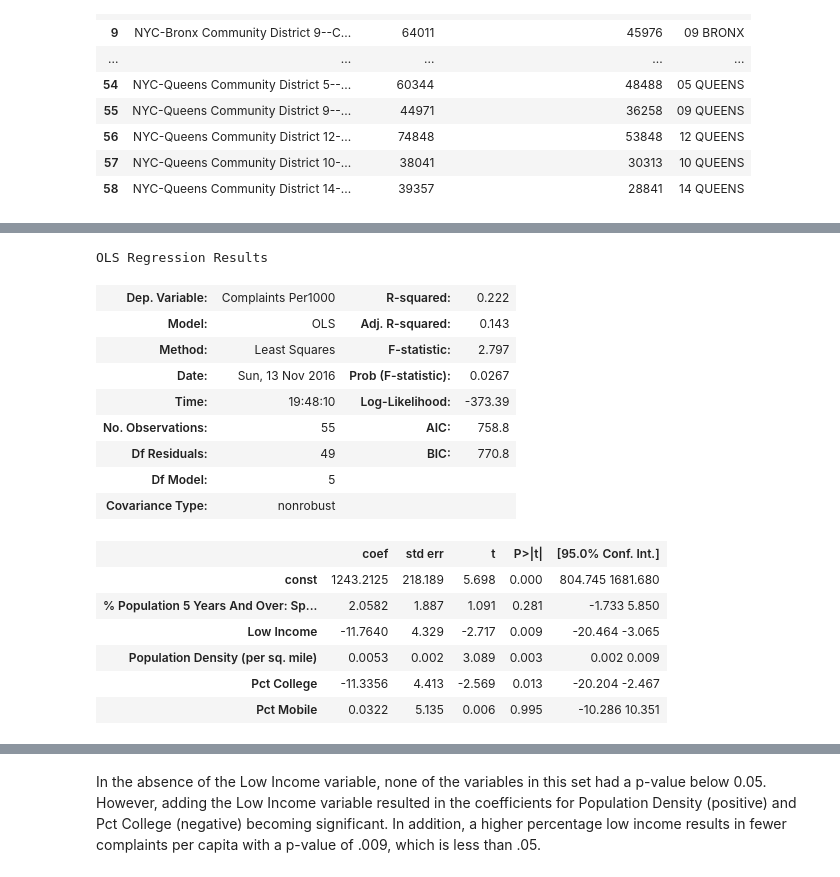
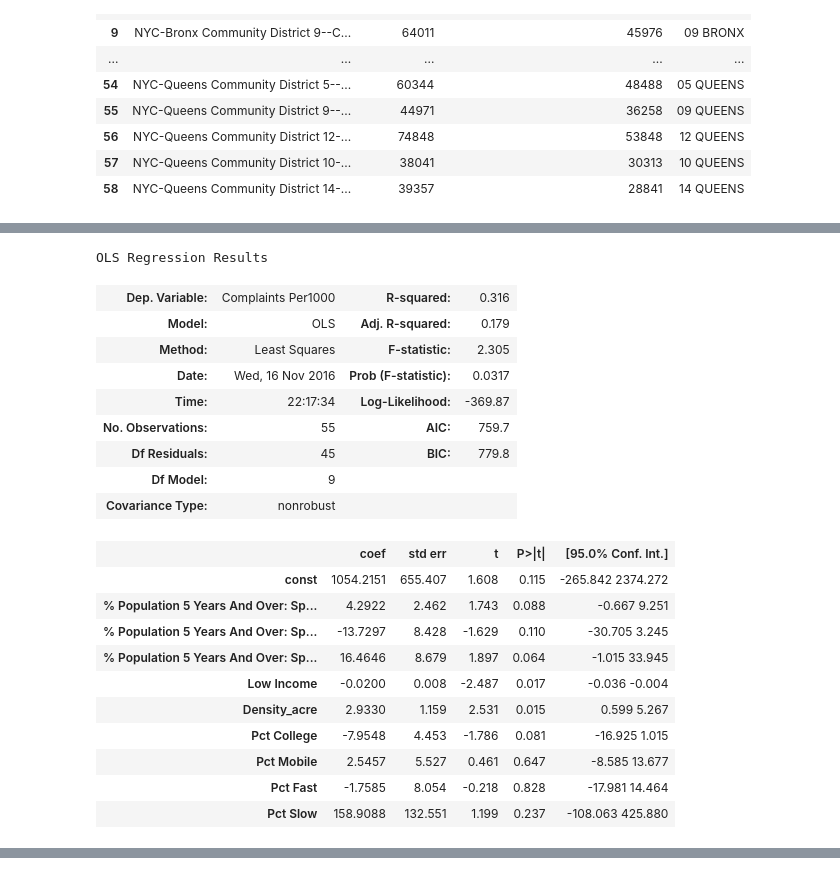
Before and after one commit to sighthnd/PUI2016_ss4977, a Jupyter notebook: HW8_ss4977/HW8_Asg2_ss4977.ipynb, the cells around one changed output, grey strips where cells are left out. Cells and saved outputs as stored; diff of their text form; code cells hidden in the pictures.

```diff
--- a/HW8_ss4977/HW8_Asg2_ss4977.ipynb
+++ b/HW8_ss4977/HW8_Asg2_ss4977.ipynb
@@ -190,5 +191,6 @@ c311reqs['Complaints'] = np.zeros(len(c311reqs.valid_board))
 com_grp = c311reqs[['Community Board', 'Borough',
                     'Complaints']].groupby(['Community Board', 'Borough'])
 comp_by_board = com_grp.agg({'Complaints' : 'count'})
+comp_by_board.reset_index(inplace=True)
 comp_by_board
 # %% [output]
@@ -247,9 +248,12 @@ df_pop.shape
 (59, 158)
 # %%
 # Set some variables to refer to column names in df_pop
+# Use these variables to refer to columns instead of the full names
 Popn = "Total Population"
 Dense = "Population Density (per sq. mile)"
 PctEnglish = "% Population 5 Years And Over: Speak Only English"
+PctEngWell = '% Population 5 Years And Over: Spanish or Spanish Creole: Speak English "very Well"'
+PctEngNotWell = '% Population 5 Years And Over: Spanish or Spanish Creole: Speak English Less Than "very Well"'
 PctBach = "% Population 25 Years and over: Bachelor's degree or more"
 PctMaster = "% Population 25 Years and over: Master's degree or more"
 PctProf = "% Population 25 Years and over: Professional school degree or more"
@@ -260,22 +264,31 @@ Prof = "Population 25 Years and over: Professional school degree or more"
 Doctorate = "Population 25 Years and over: Doctorate degree.1"
 # %%
 # Manipulate data to get some information on demographics by Community District.
-# Think about who might be more likely to call 311
-df_pop['Low Income'] = (df_pop["% Households: Less than $10,000"] +
+# Who might call 311?
+# Two factors. One, the likelihood of reasons in their neighborhood to call 311.
+# Two, propensity to react to one of those reasons.
+
+# Preponderance of reasons would come with density, low income, and not speaking English well
+# Likeliness of responding to such reasons would come from education
+df_pop['Low Income'] = (df_pop["Households: Less than $10,000"] +
+                        df_pop["Households: $10,000 to $14,999"] +
+                        df_pop["Households: $15,000 to $19,999"] +
+                        df_pop["Households: $20,000 to $24,999"] +
+                        df_pop["Households: $25,000 to $29,999"])
+df_pop['Pct Low Income'] = (df_pop["% Households: Less than $10,000"] +
                         df_pop["% Households: $10,000 to $14,999"] +
                         df_pop["% Households: $15,000 to $19,999"] +
                         df_pop["% Households: $20,000 to $24,999"] +
                         df_pop["% Households: $25,000 to $29,999"])
-df_pop_slim = df_pop[["FIPS", "cd_id", Popn, Dense, PctEnglish, Bach, Master, Prof, Doctorate,
-                    "Low Income"]]
-df_pop_slim["English Only"] = df_pop_slim[Popn] * df_pop_slim[PctEnglish]
+df_pop_slim = df_pop[["FIPS", "cd_id", Popn, Dense, PctEnglish, PctEngWell, PctEngNotWell,
+                      Bach, Master, Prof, Doctorate, "Low Income", "Pct Low Income"]]
+df_pop_slim["English Only"] = df_pop_slim[Popn] * df_pop_slim[PctEnglish] / 100
+df_pop_slim["EngWell"] = df_pop_slim[Popn] * df_pop_slim[PctEngWell] / 100
+df_pop_slim["EngNotWell"] = df_pop_slim[Popn] * df_pop_slim[PctEngNotWell] / 100
 bdict = {'BX' : "BRONX", 'BK' : 'BROOKLYN', 'MN' : 'MANHATTAN', 'QN' : 'QUEENS',
         'SI' : 'STATEN ISLAND'}
-str1 = "BX01"
-print(str1)
-str1 = re.sub("(..)(\d\d)", r'\2 \1', str1)
-print(str1)
 df_pop_slim.cd_id = df_pop_slim.cd_id.map(lambda x: x[2:4] + " " + x[:2])
+# Set the cd_id field to take the format of the identifier field in the reduced 311 DataFrame
 for br in bdict.keys():
     df_pop_slim.cd_id = df_pop_slim.cd_id.map(lambda x: x.replace(br, bdict[br]))
 df_pop_slim
@@ -435,0 +457,6 @@ df_infr[mobile_flds].head(5)
+# %%
+# Aggregate internet type by high and low connections
+df_infr.rename(columns={'Households: With A Broadband Internet Subscription' : "high_speed",
+                        'Households: With Dial-Up Internet Subscription Alone' : "low_speed"},
+               inplace=True)
+df_infr.head(5)
@@ -482,33 +516,40 @@ Index([u'index', u'Community Board', u'Borough', u'Complaints', u'cd_id',
 # %%
 # Are the demographics and infrastructure different in Community Districts that
 # show more complaints than others?
 # Try running a regression against several of the demographic variables and see how
 # strong the correlation is. Looking for p-value < 0.05
 import statsmodels.api as sm
 df_merge["Complaints Per1000"] = df_merge.Complaints * 1000 / df_merge['Total Population']
+df_merge["Density_acre"] = df_merge[Dense] / 640
 df_merge['Pct College'] = (df_merge["Population 25 Years and over: Bachelor's degree or more"] /
   df_merge["Total Population"] * 100)
 df_merge['Pct Mobile'] = df_merge['Mobile'] * 100 / df_merge['Households']
-ind_vars = ['% Population 5 Years And Over: Speak Only English', "Low Income",
-            'Population Density (per sq. mile)', "Pct College", 'Pct Mobile']
+df_merge['Pct Fast'] = df_merge.high_speed * 100 / df_merge.Households
+df_merge['Pct Slow'] = df_merge.low_speed * 100 / df_merge.Households
+ind_vars = ['% Population 5 Years And Over: Speak Only English', PctEngWell, PctEngNotWell,
+            "Low Income", 'Density_acre', "Pct College", 'Pct Mobile', 'Pct Fast', 'Pct Slow']
 model = sm.OLS(df_merge["Complaints Per1000"], sm.add_constant(df_merge[ind_vars]),
                missing='drop').fit()
 model.summary()
 # %% [output]
 OLS Regression Results
-| Dep. Variable: | Complaints Per1000 | R-squared: | 0.222 |
-| Model: | OLS | Adj. R-squared: | 0.143 |
-| Method: | Least Squares | F-statistic: | 2.797 |
-| Date: | Sun, 13 Nov 2016 | Prob (F-statistic): | 0.0267 |
-| Time: | 19:48:10 | Log-Likelihood: | -373.39 |
-| No. Observations: | 55 | AIC: | 758.8 |
-| Df Residuals: | 49 | BIC: | 770.8 |
-| Df Model: | 5 |  |  |
+| Dep. Variable: | Complaints Per1000 | R-squared: | 0.316 |
+| Model: | OLS | Adj. R-squared: | 0.179 |
+| Method: | Least Squares | F-statistic: | 2.305 |
+| Date: | Wed, 16 Nov 2016 | Prob (F-statistic): | 0.0317 |
+| Time: | 22:17:34 | Log-Likelihood: | -369.87 |
+| No. Observations: | 55 | AIC: | 759.7 |
+| Df Residuals: | 45 | BIC: | 779.8 |
+| Df Model: | 9 |  |  |
 | Covariance Type: | nonrobust |  |  |
 |  | coef | std err | t | P>|t| | [95.0% Conf. Int.] |
-| const | 1243.2125 | 218.189 | 5.698 | 0.000 | 804.745 1681.680 |
-| % Population 5 Years And Over: Sp... | 2.0582 | 1.887 | 1.091 | 0.281 | -1.733 5.850 |
-| Low Income | -11.7640 | 4.329 | -2.717 | 0.009 | -20.464 -3.065 |
-| Population Density (per sq. mile) | 0.0053 | 0.002 | 3.089 | 0.003 | 0.002 0.009 |
-| Pct College | -11.3356 | 4.413 | -2.569 | 0.013 | -20.204 -2.467 |
-| Pct Mobile | 0.0322 | 5.135 | 0.006 | 0.995 | -10.286 10.351 |
+| const | 1054.2151 | 655.407 | 1.608 | 0.115 | -265.842 2374.272 |
+| % Population 5 Years And Over: Sp... | 4.2922 | 2.462 | 1.743 | 0.088 | -0.667 9.251 |
+| % Population 5 Years And Over: Sp... | -13.7297 | 8.428 | -1.629 | 0.110 | -30.705 3.245 |
+| % Population 5 Years And Over: Sp... | 16.4646 | 8.679 | 1.897 | 0.064 | -1.015 33.945 |
+| Low Income | -0.0200 | 0.008 | -2.487 | 0.017 | -0.036 -0.004 |
+| Density_acre | 2.9330 | 1.159 | 2.531 | 0.015 | 0.599 5.267 |
+| Pct College | -7.9548 | 4.453 | -1.786 | 0.081 | -16.925 1.015 |
+| Pct Mobile | 2.5457 | 5.527 | 0.461 | 0.647 | -8.585 13.677 |
+| Pct Fast | -1.7585 | 8.054 | -0.218 | 0.828 | -17.981 14.464 |
+| Pct Slow | 158.9088 | 132.551 | 1.199 | 0.237 | -108.063 425.880 |
@@ -519,2 +559,0 @@ OLS Regression Results
-# %% [markdown]
-In the absence of the Low Income variable, none of the variables in this set had a p-value below 0.05. However, adding the Low Income variable resulted in the coefficients for Population Density (positive) and Pct College (negative) becoming significant. In addition, a higher percentage low income results in fewer complaints per capita with a p-value of .009, which is less than .05.
```
Also changed, not shown: parts of 20 cells of this notebook.
